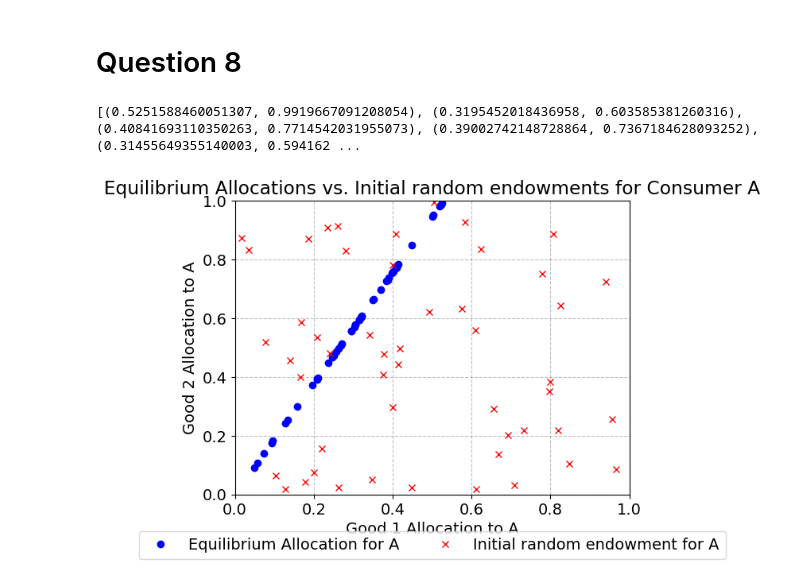
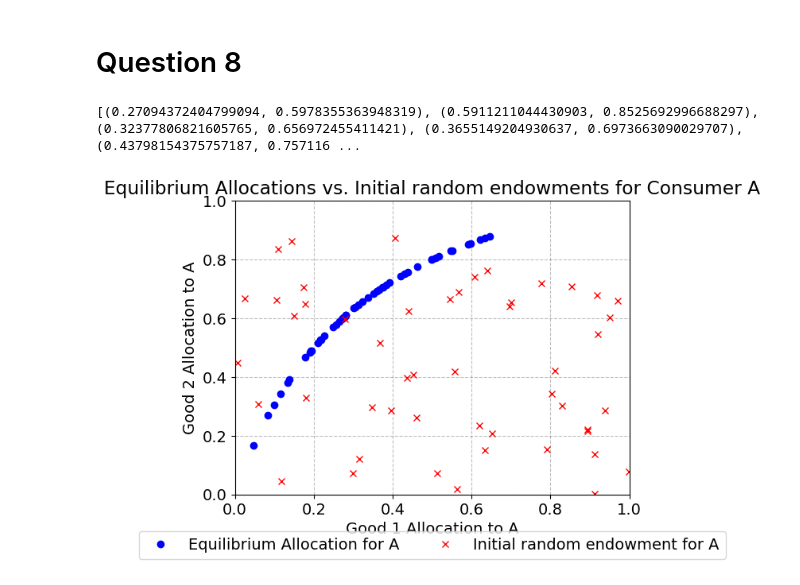
Before and after one commit to NumEconCopenhagen/projects-2024-rationelle-agenter, a Jupyter notebook: inauguralproject/InauguralProject2024.ipynb, the cells around one changed output. Cells and saved outputs as stored; diff of their text form; code cells hidden in the pictures.

```diff
--- a/inauguralproject/InauguralProject2024.ipynb
+++ b/inauguralproject/InauguralProject2024.ipynb
@@ -251,31 +279,2 @@ The found price here in theory goes to infinity for some reason, thus we have li
 # %% [markdown]
 # Question 5.a
-# %%
-# pick a starting point
-optimal_utility = -float('inf')
-optimal_p1 = None
-optimal_allocation_A = (None, None)
-optimal_allocation_B = (None, None)
-
-# find the optimal prices
-for x1 in x_A2_range:
-    for x2 in x_A2_range:
-        utility_A = model.utility_A(x1, x2)
-        utility_B = model.utility_B(1-x1, 1-x2)
-
-        p1_star = (w_A2)/(x_A1-alpha*w_A1)
-
-        if utility_A >= u_A_initial and utility_B >= u_B_initial:
-            optimal_utility = utility_A
-            optimal_utility_B = model.utility_B(1-x1,1-x2)
-            optimal_p1 = p1_star
-            optimal_allocation_A_5a = (x1,x2)
-            optimal_allocation_B_5a = (1-x1,1-x2)
-
-
-#print results
-print("Optimal Price for Consumer A:", optimal_p1)
-print("Optimal Utility of Consumer A:", optimal_utility)
-print("Optimal Utility of Consumer B:", optimal_utility_B)
-print("Optimal A: allocation", optimal_allocation_A_5a)
-print("Optimal B: allocation", optimal_allocation_B_5a)
@@ -421,47 +461,53 @@ plt.show()
 # Question 8
 # %%
 
+# Drawing random values
 w1A_values = np.random.uniform(0, 1, 50)
 w2A_values = np.random.uniform(0, 1, 50)
 
-#print(w1A_values)
-#print(w2A_values)
-
+# Creating empty set for allocations
 equilibrium_allocations_A = []
 
+# Finding equilibrium allocations based on the random endowments
 for w1A, w2A in zip(w1A_values, w2A_values):
+
+    # Setting the new endowments
+    model.par.w1A = w1A
+    model.par.w2A = w2A
+    model.par.w1B = 1 - w1A
+    model.par.w2B = 1 - w2A
 
     # Finding EQ price
     p1_eq = model.find_equilibrium_price()
 
     # finding EQ allocation
     x_A1_star, x_A2_star = model.demand_Arand(p1_eq,w1A,w2A)
 
     equilibrium_allocations_A.append((x_A1_star, x_A2_star))
 
 print(equilibrium_allocations_A)
 
 # Plotting the corresponding EQ allocations for each randomized endowment set
 fig, ax = plt.subplots()
 
 for allocation in equilibrium_allocations_A:
     ax.plot(allocation[0], allocation[1], 'o', color='blue', label='Equilibrium Allocation for A' if ax.get_legend_handles_labels()[1].count('Equilibrium Allocation for A') < 1 else "")
 
 for w1A, w2A in zip(w1A_values, w2A_values):
     ax.plot(w1A, w2A, 'x', color='red', label='Initial random endowment for A' if ax.get_legend_handles_labels()[1].count('Initial Endowment for A') < 1 else "")
 
 ax.set_xlabel('Good 1 Allocation to A')
 ax.set_ylabel('Good 2 Allocation to A')
 ax.set_title('Equilibrium Allocations vs. Initial random endowments for Consumer A')
 plt.xlim(0, 1)
 plt.ylim(0, 1)
 plt.grid(True)
 
 handles, labels = ax.get_legend_handles_labels()
 by_label = dict(zip(labels, handles))
 ax.legend(by_label.values(), by_label.keys(), loc='upper center', bbox_to_anchor=(0.5, -0.1), ncol=2)
 
 plt.show()
 # %% [output]
-[(0.5251588460051307, 0.9919667091208054), (0.3195452018436958, 0.603585381260316), (0.40841693110350263, 0.7714542031955073), (0.39002742148728864, 0.7367184628093252), (0.31455649355140003, 0.594162 ...
+[(0.27094372404799094, 0.5978355363948319), (0.5911211044430903, 0.8525692996688297), (0.32377806821605765, 0.656972455411421), (0.3655149204930637, 0.6973663090029707), (0.43798154375757187, 0.757116 ...
-[figure, old version]
+[figure, new version]
```
Also changed, not shown: parts of 19 cells of this notebook.
